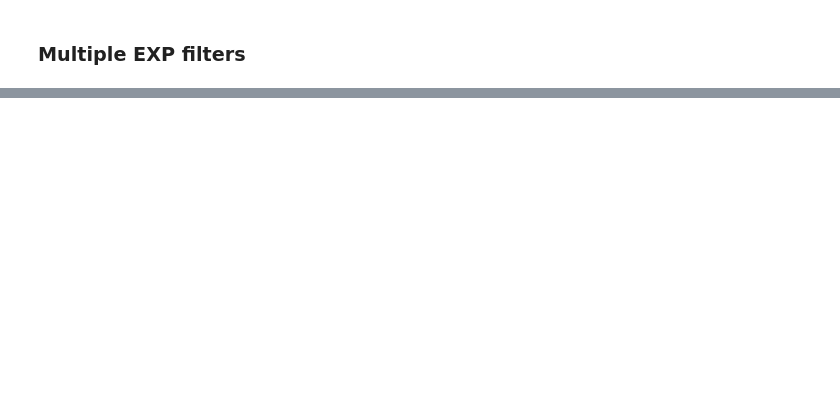
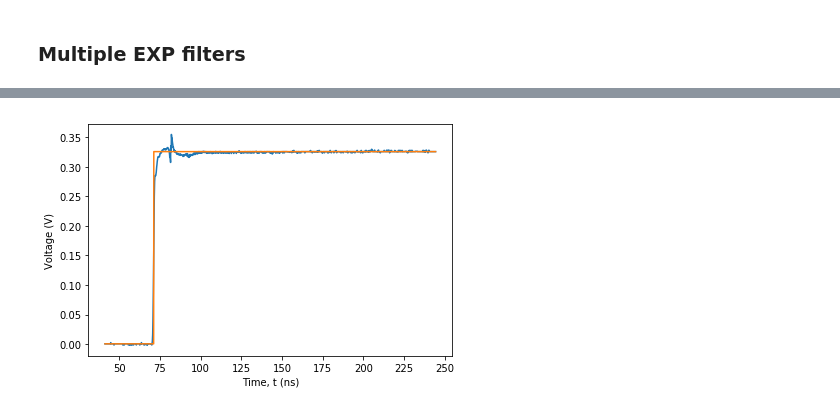
Before and after one commit to DiCarloLab-Delft/PycQED_py3, a Jupyter notebook: examples/AWG8_examples/Realtime_predistortion_test.ipynb, the cells around one changed output, grey strips where cells are left out. Saved outputs shown, nothing was run; the diff lists cells and outputs as text; code cells hidden in the pictures; blank space fills up the shorter version.

```diff
--- a/examples/AWG8_examples/Realtime_predistortion_test.ipynb
+++ b/examples/AWG8_examples/Realtime_predistortion_test.ipynb
@@ -115,0 +172,2 @@ AWG8.run_realtime_predistortion(0, hpc_tau = 20e-6, exp_coefs=[
+# %%
+bnds = ((0.4e-9, 103e-9), (-1, 1))
@@ -115,0 +178,9 @@ AWG8.run_realtime_predistortion(0, hpc_tau = 20e-6, exp_coefs=[
+# %%
+def objective_func(params):
+    pred_corr = first_order_bounce_corr(data[:,1], min(max(params[0], bnds[0][0]), bnds[0][1]), params[1], 2.4e9, scope_sample_rate)
+    step_response = pred_corr[0]*np.ones(len(pred_corr))
+    step_response[pred_corr > threshold] = pred_corr[-1]
+    penalty = 0 if bnds[0][0] < params[0] < bnds[0][1] else 10
+    return np.mean(np.abs(pred_corr-step_response)) + penalty
+# %%
+opt = minimize(objective_func, (10e-9, 0.3), method='Nelder-Mead')
@@ -115,0 +200,14 @@ AWG8.run_realtime_predistortion(0, hpc_tau = 20e-6, exp_coefs=[
+# %%
+pred_corr = first_order_bounce_corr(data[:,1], opt.x[0]-0.444e-9, opt.x[1], 2.4e9, scope_sample_rate)
+step_response = pred_corr[0]*np.ones(len(pred_corr))
+step_response[pred_corr > threshold] = pred_corr[-1]
+# %%
+plt.plot(data[:,0]*1e9, pred_corr)
+plt.plot(data[:,0]*1e9, step_response)
+plt.xlabel('Time, t (ns)')
+plt.ylabel('Voltage (V)')
+plt.tight_layout()
+
+plt.show()
+# %% [output]
+[figure, added]
```
Also changed, not shown: parts of 47 cells of this notebook, 3 other files.
